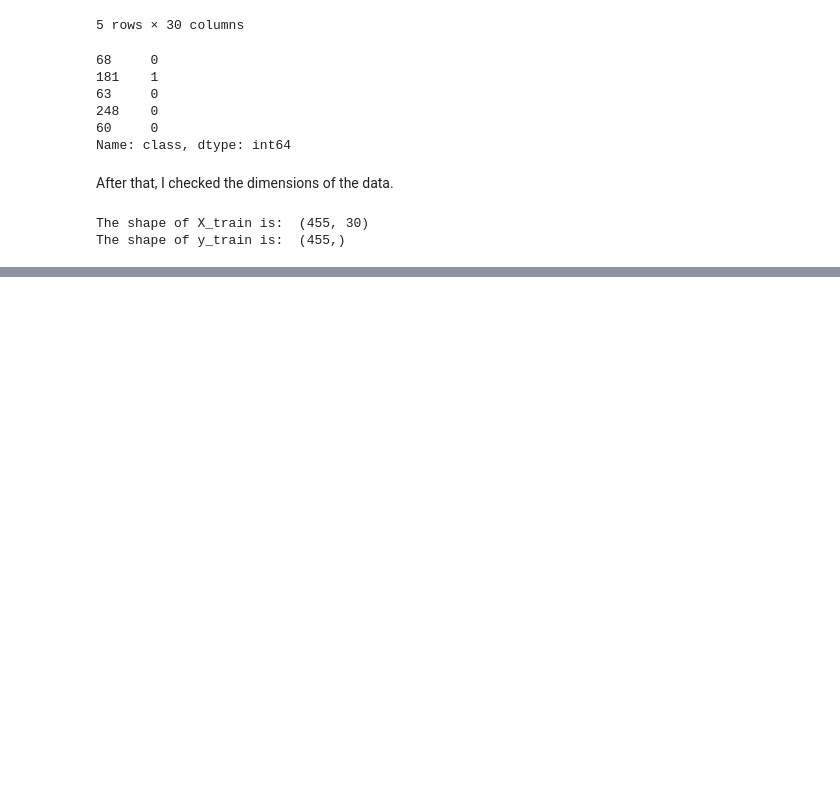
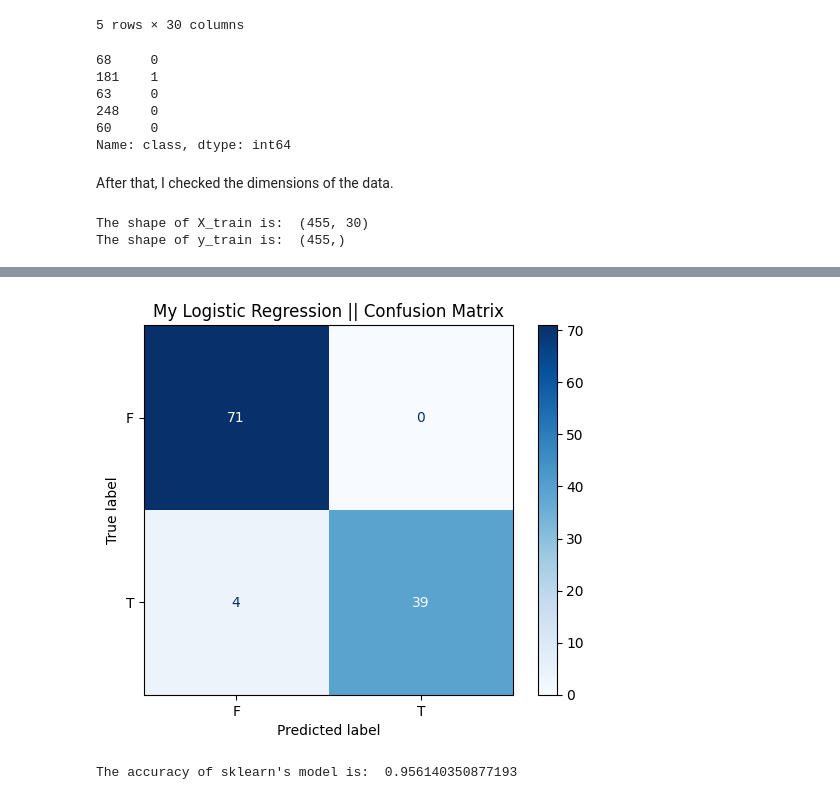
Before and after one commit to TheSyx04/project-1, a Jupyter notebook: logistic_regression.ipynb, the cells around one changed output, grey strips where cells are left out. Drawn from its saved outputs; the diff is of its cells as text; code cells hidden in the pictures; blank space fills up the shorter version.

```diff
--- a/logistic_regression.ipynb
+++ b/logistic_regression.ipynb
@@ -429,0 +79,15 @@ Accuracy: 0.96
+# %%
+my_cm = confusion_matrix(y_test, y_pred)
+disp = ConfusionMatrixDisplay(confusion_matrix=my_cm,display_labels=['F','T'])
+disp.plot(cmap='Blues')
+plt.title('My Logistic Regression || Confusion Matrix')
+plt.show()
+# %% [output]
+[figure, added]
+# %%
+lr = LogisticRegression(max_iter=10000, tol=0.0005)
+lr.fit(X_train, y_train)
+y_pred_lr = lr.predict(X_test)
+print("The accuracy of sklearn's model is: ", accuracy_score(y_test, y_pred_lr))
+# %% [output]
+The accuracy of sklearn's model is:  0.956140350877193
```
Also changed, not shown: parts of 37 cells of this notebook, 1 other file.
